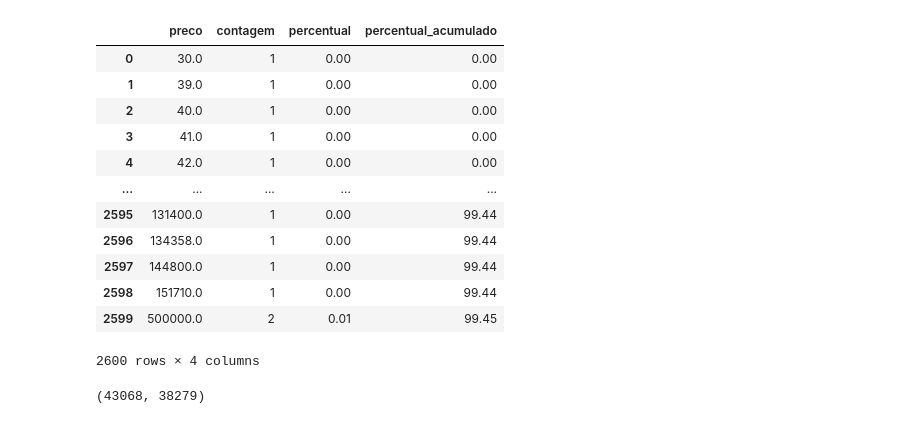
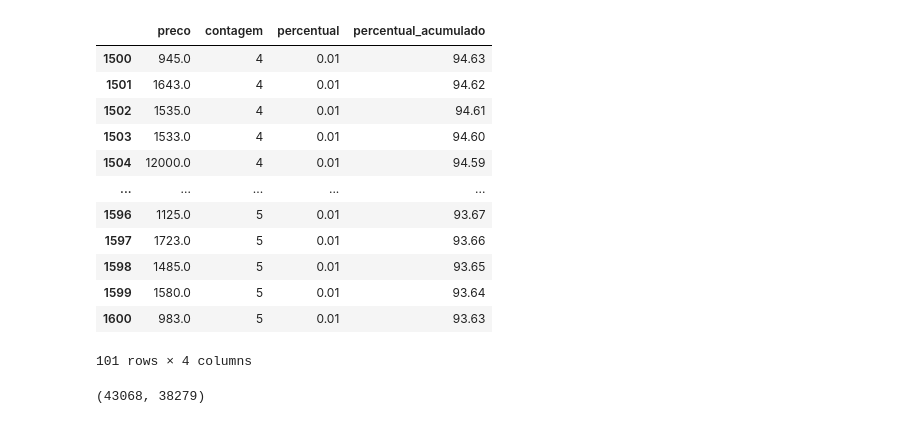
Before and after one commit to anacamorims/projeto-academy, a Jupyter notebook: eda.ipynb, the cells around one changed output. Saved outputs shown, nothing was run; the diff lists cells and outputs as text; code cells hidden in the pictures.

Commit message:
atualiza base e a tabela que mostra a contagem de porcentagem da base

```diff
--- a/eda.ipynb
+++ b/eda.ipynb
@@ -38,28 +46,31 @@ df_eda_origin["preco"].sort_values(ascending=False).head(20)
 # %%
 #gera tabela para entender a porcentagem de cada registro em relação ao total da base, e o percentual acumulado para cada registro
 
 contagem = df_eda_origin["preco"].value_counts().reset_index()
 contagem.columns = ["preco", "contagem"]
-contagem = contagem.sort_values("preco", ascending=False).reset_index(drop=True)
+# contagem = contagem.sort_values("preco", ascending=False).reset_index(drop=True)
 
 contagem["percentual"] = (contagem["contagem"] / contagem["contagem"].sum() * 100).round(2)
 contagem["percentual_acumulado"] = contagem["percentual"].cumsum().round(2)
 
-contagem
+contagem = contagem.sort_values("percentual_acumulado", ascending=False).reset_index(drop=True)
+contagem_80 = contagem[contagem["percentual_acumulado"] >= 80]
+
+contagem_80.loc[1500:1600]
 # %% [output]
 |  | preco | contagem | percentual | percentual_acumulado |
-| 0 | 30.0 | 1 | 0.00 | 0.00 |
-| 1 | 39.0 | 1 | 0.00 | 0.00 |
-| 2 | 40.0 | 1 | 0.00 | 0.00 |
-| 3 | 41.0 | 1 | 0.00 | 0.00 |
-| 4 | 42.0 | 1 | 0.00 | 0.00 |
+| 1500 | 945.0 | 4 | 0.01 | 94.63 |
+| 1501 | 1643.0 | 4 | 0.01 | 94.62 |
+| 1502 | 1535.0 | 4 | 0.01 | 94.61 |
+| 1503 | 1533.0 | 4 | 0.01 | 94.60 |
+| 1504 | 12000.0 | 4 | 0.01 | 94.59 |
 | ... | ... | ... | ... | ... |
-| 2595 | 131400.0 | 1 | 0.00 | 99.44 |
-| 2596 | 134358.0 | 1 | 0.00 | 99.44 |
-| 2597 | 144800.0 | 1 | 0.00 | 99.44 |
-| 2598 | 151710.0 | 1 | 0.00 | 99.44 |
-| 2599 | 500000.0 | 2 | 0.01 | 99.45 |
+| 1596 | 1125.0 | 5 | 0.01 | 93.67 |
+| 1597 | 1723.0 | 5 | 0.01 | 93.66 |
+| 1598 | 1485.0 | 5 | 0.01 | 93.65 |
+| 1599 | 1580.0 | 5 | 0.01 | 93.64 |
+| 1600 | 983.0 | 5 | 0.01 | 93.63 |
-2600 rows × 4 columns
+101 rows × 4 columns
 # %%
 df_tratado = df_eda_origin[df_eda_origin["preco"] <= 7000].copy()
 
```
Also changed, not shown: parts of 1 cell of this notebook, 1 other file.
